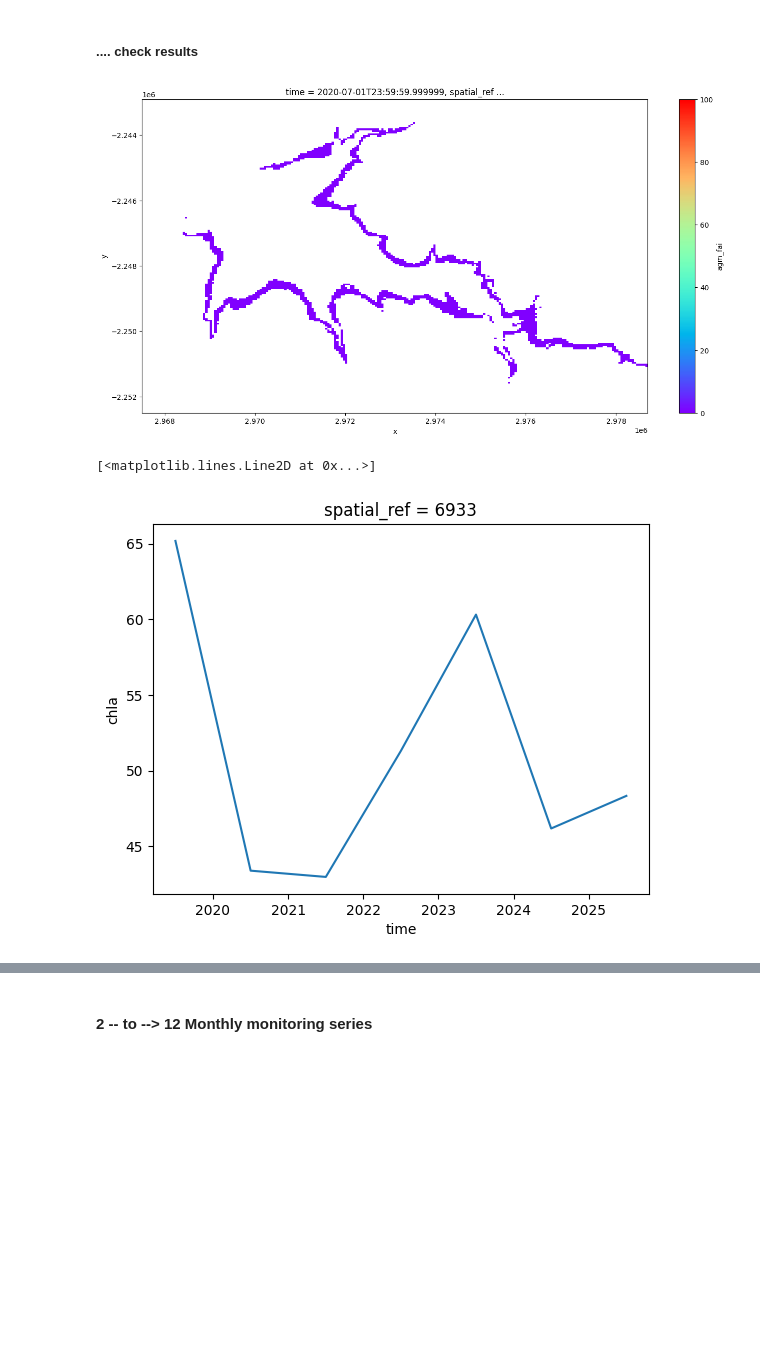
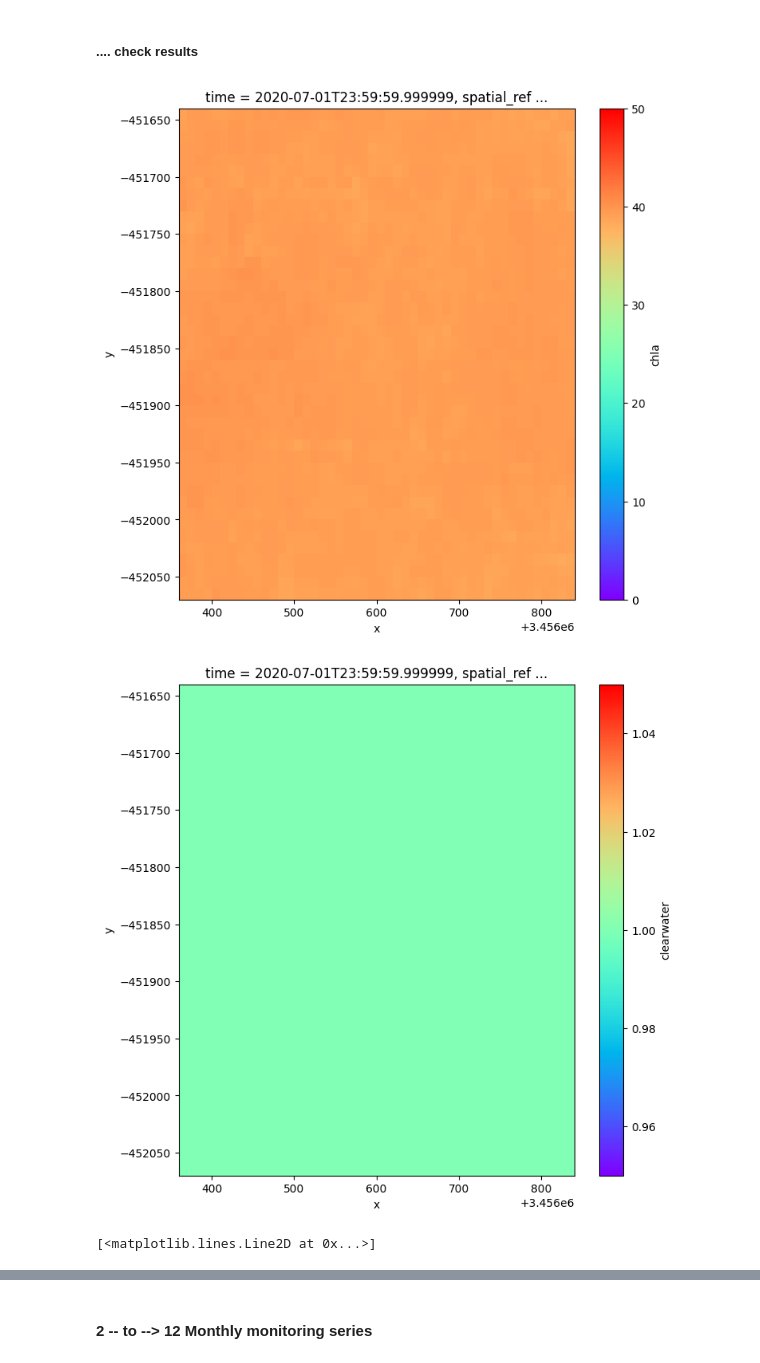
Before and after one commit to digitalearthafrica/deafrica_water_quality, a Jupyter notebook: WP2.1/WP2.1.ipynb, the cells around one changed output, grey strips where cells are left out. Cells and saved outputs as stored; diff of their text form; code cells hidden in the pictures; blank space fills up the shorter version.

```diff
--- a/WP2.1/WP2.1.ipynb
+++ b/WP2.1/WP2.1.ipynb
@@ -89,10 +89,13 @@ Ymin,Ymax = -3.35, -3.90
 
 data = ['Abiyata', 38.511, 7.540, 38.6712, 7.6910]
 data = ['Langano',  38.674, 7.495, 38.8565, 7.7051]
-data = ['few_pixels', 35.82233,  -3.54579,   35.82720, -3.54244]
 data = ['Lake_Bogoria', 36.0601, 0.1807, 36.1273, .36363]
 data = ['Lake_Chivero', 30.7557, -17.94039, 30.8714, -17.86202]
+data = ['few_pixels', 35.82233,  -3.54579,   35.82720, -3.54244]
+data = ['few_pixels_2025', 35.82233,  -3.54579,   35.82720, -3.54244]
+data = ['few_pixels_2025_FAI05', 35.82233,  -3.54579,   35.82720, -3.54244]
 
 placename,Xmin,Xmax,Ymin,Ymax = data[0],data[1],data[3],data[2],data[4]
+
 print(f'Processing : {placename}')
 # %% [output]
@@ -115,6 +118,6 @@ verbose = True
 test    = False
 # --- the number of cells in the spatial domain (x,y) used to analyse the waterbody ; Data are resampled guided by this limit
 max_cells = 100000
-max_cells = 50000
+max_cells = 5000
 # %%
 # over-write temporary data files (e.g., if the location or other parameters are changed)
@@ -139,11 +141,12 @@ Cell size set to :  50 m
 # %%
 # set date intervals... start_time and end_time ..WIP
 
-reference_date = pd.to_datetime("2017-01-01")
 reference_date = pd.to_datetime("2023-08-01")
 today          = pd.to_datetime('2023-09-30')
 reference_date = pd.to_datetime("2024-01-01")
-today          = pd.to_datetime('2026-03-30')
+reference_date = pd.to_datetime("2020-01-01")
+reference_date = pd.to_datetime("2025-01-01")
+today          = pd.to_datetime('2025-02-28')
 this_month     = pd.to_datetime(today)
 last_month     = this_month - pd.DateOffset(months=1)
 months = pd.period_range(
@@ -155,7 +158,8 @@ m_period = months[np.all(
     (months.month==last_month.month,
      months.year ==last_month.year),axis=0)]
 
-#start_time = m_period.start_time
-#end_time   = m_period.end_time
+start_time = months[0].start_time
+end_time = months[len(months)-1].end_time
+
 year1 = reference_date.year
 year2 = today.year
@@ -233,7 +261,7 @@ gm_instruments_to_use = \
 #the line below should not be needed, at least for the agm processing
 #gm_instruments,gm_measurements,gm_rename_dict   = instruments_list(gm_instruments_to_use)
 # %%
-over_write = False
+over_write = True
 # %%
 # build the agm dataset and process its water quality etc.
 verbose = False
@@ -369,17 +397,27 @@ loading data for  wofs_ann ...
 # %% [markdown]
 ##### .... check results
 # %%
-i = 1
-ds_annual.sel(time='2020-07',method='nearest').agm_fai\
+i = i + 1
+ds_annual.sel(time='2017-07',method='nearest').chla\
     .plot(vmin=0,
-          vmax=100,
+          vmax=50,
           cmap='rainbow',
           size=8,
-          aspect=2,
+          aspect=1,
+          robust=True,
+         )
+plt.show()
+ds_annual.sel(time='2017-07',method='nearest').clearwater\
+    .plot(vmin=1,
+          vmax=1,
+          cmap='rainbow',
+          size=8,
+          aspect=1,
+          robust=True,
          )
 plt.show()
 ds_annual.chla.median(dim=('x','y')).plot()
 # %% [output]
-[figure, old version]
+[figure, new version]
+[figure, new version]
 [<matplotlib.lines.Line2D at 0x...>]
-[figure, old version]
```
Also changed, not shown: parts of 54 cells of this notebook.
